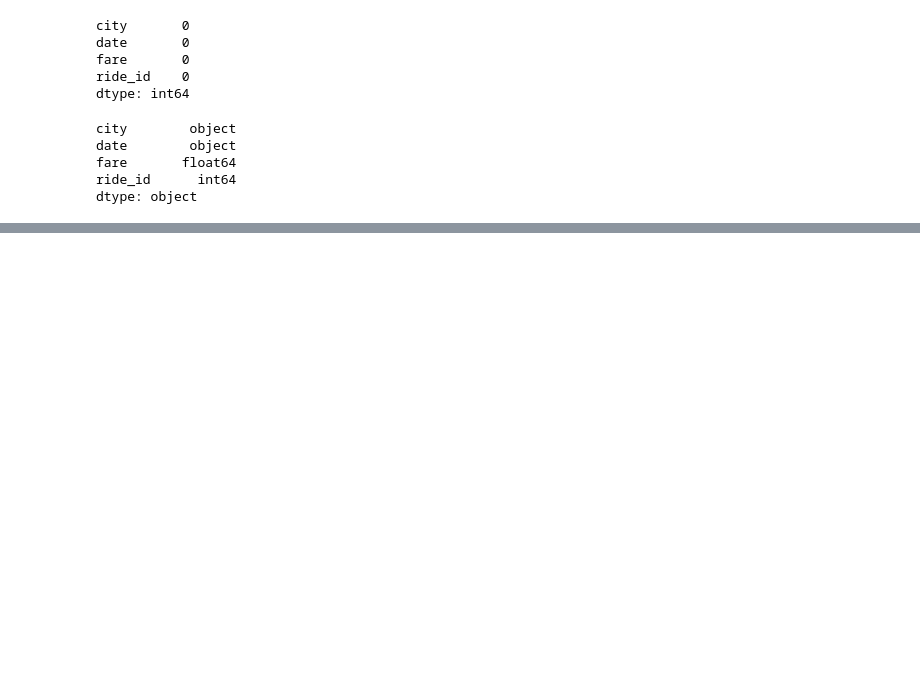
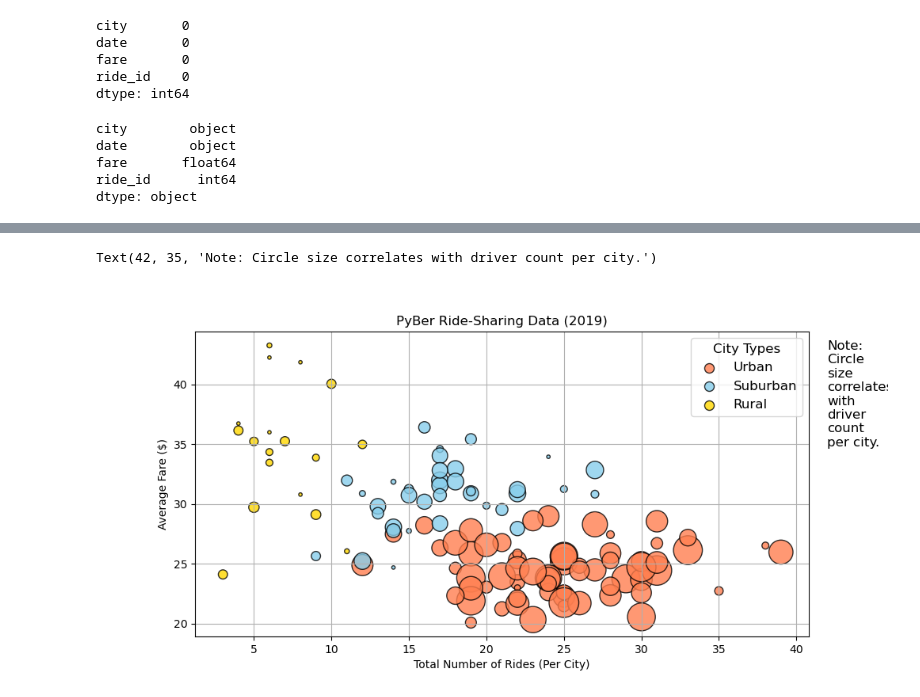
Before and after one commit to Atros04/Pyber-Visualization, a Jupyter notebook: PyBer.ipynb, the cells around one changed output, grey strips where cells are left out. Cells and saved outputs as stored; diff of their text form; code cells hidden in the pictures; blank space fills up the shorter version.

```diff
--- a/PyBer.ipynb
+++ b/PyBer.ipynb
@@ -93,0 +175,35 @@ dtype: object
+# %%
+# Create the Combined scatter plot
+fig, ax = plt.subplots(figsize=(10,5))
+#Make the plots for Urban, suburban, and rural
+ax.scatter(urban_ride_count,
+           urban_ride_avg,
+           s=[i*10 for i in urban_driver_count],
+          color='coral', alpha=0.8, linewidths=1,
+          edgecolor='k',label='Urban')
+ax.scatter(suburban_ride_count,
+           suburban_ride_avg,
+           s=[i*10 for i in suburban_driver_count],
+          color='skyblue', alpha=0.8, linewidths=1,
+          edgecolor='k',label='Suburban')
+ax.scatter(rural_ride_count,
+           rural_ride_avg,
+           s=[i*10 for i in rural_driver_count],
+          color='gold', alpha=0.8, linewidths=1,
+          edgecolor='k',label='Rural')
+# Set axis titles
+ax.set_title('PyBer Ride-Sharing Data (2019)')
+ax.set_xlabel('Total Number of Rides (Per City)')
+ax.set_ylabel('Average Fare ($)')
+ax.grid()
+lgnd = ax.legend(fontsize="12", mode="Expanded",
+         scatterpoints=1, loc="best", title="City Types")
+lgnd.legendHandles[0]._sizes = [75]
+lgnd.legendHandles[1]._sizes = [75]
+lgnd.legendHandles[2]._sizes = [75]
+lgnd.get_title().set_fontsize(12)
+# Incorporate a text label about circle size.
+ax.text(42, 35, "Note: Circle size correlates with driver count per city.", fontsize="12", wrap=True)
+# %% [output]
+Text(42, 35, 'Note: Circle size correlates with driver count per city.')
+[figure, added]
```
Also changed, not shown: parts of 9 cells of this notebook, 2 other files.
